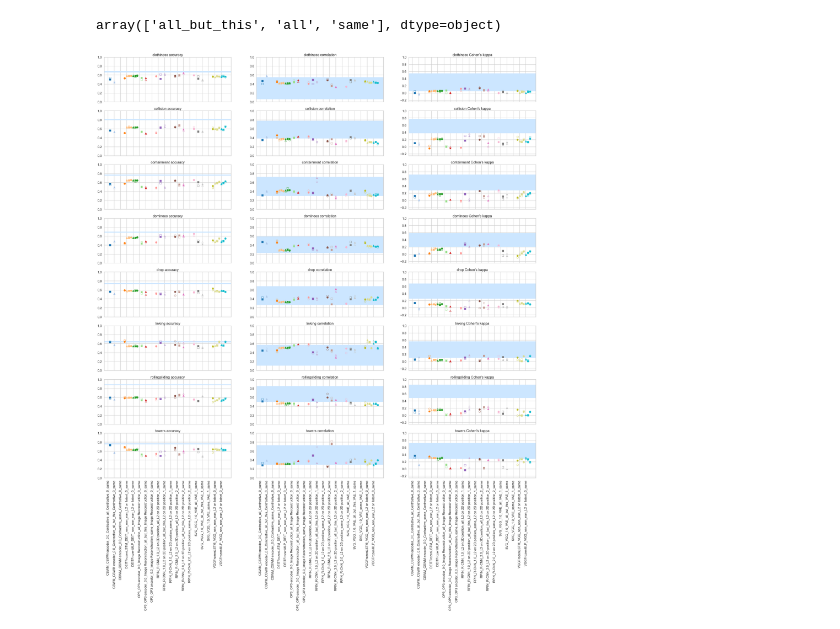
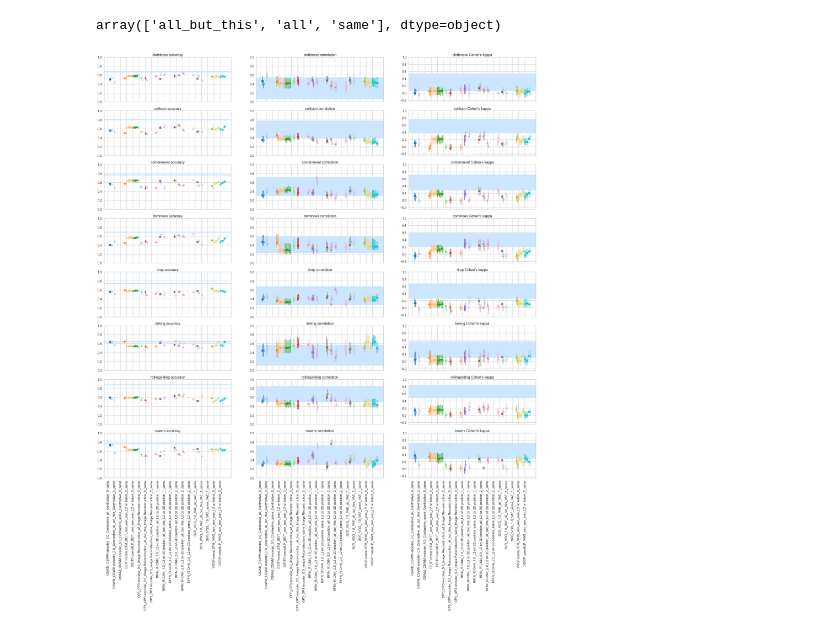
Before and after one commit to cogtoolslab/physics-benchmarking-neurips2021, a Jupyter notebook: analysis/summarize_human_model_behavior.ipynb, the cells around one changed output. Cells and saved outputs as stored; diff of their text form; code cells hidden in the pictures.

Commit message:
Errorbars!

```diff
--- a/analysis/summarize_human_model_behavior.ipynb
+++ b/analysis/summarize_human_model_behavior.ipynb
@@ -772,7 +772,9 @@ for outer_y, scenario in enumerate(sorted(MD['Readout Test Data'].unique())):
                     lb = row['model_correct']
                     ub = row['model_correct']
                     measure = row['model_correct']
-                    axis.plot(x+(i*.333),measure,marker=symbol,fillstyle=fill,label=model,color=cmap[x])
+                    ub = abs(ub - measure)
+                    lb = abs(lb - measure)
+                    axis.errorbar(x+(i*.333)+(fill=="none")*.166,measure,(lb,ub),marker=symbol,fillstyle=fill,label=model,color=cmap[x])
         axis.set_ybound([0,1])
 
     # ———correlation plot———
@@ -799,36 +801,40 @@ for outer_y, scenario in enumerate(sorted(MD['Readout Test Data'].unique())):
                     lb = row['corr_lb']
                     ub = row['corr_ub']
                     measure = row['corr_med']
-                    axis.plot(x+(i*.333),measure,marker=symbol,fillstyle=fill,label=model,color=cmap[x])
+                    ub = abs(ub - measure)
+                    lb = abs(lb - measure)
+                    axis.errorbar(x+(i*.333)+(fill=="none")*.166,measure,(lb,ub),marker=symbol,fillstyle=fill,label=model,color=cmap[x])
         axis.set_ybound([0,1])
 
 
     # ———Cohens'k plot———
     axis = axes[outer_y,2]
     axis.set_title(scenario + " Cohen's kappa")
     #plot human zone
     human_row = human_boot_cohenk[human_boot_cohenk['scenario'] == scenario]
     lb = float(human_row['corr_lb'])
     ub = float(human_row['corr_ub'])
     mean = float(human_row['corr_med'])
     axis.axhspan(lb,ub,color=(.8,.9,1))
     axis.set_xticks(np.arange(len(models)))
     axis.set_xticklabels(models,rotation=90)
 
     #plot models
     for x,model in enumerate(models):
         #get relevant rows
         rows = model_human_CohensK[(model_human_CohensK['Model Kind'] == model) & (model_human_CohensK['scenario'] == scenario)]
         for readout,fill in READOUTS:
             for i,(training,symbol) in enumerate(TRAININGS):
                 row = rows[(rows['Readout Type']==readout) & (rows['Dynamics Training Dataset Type'] == training)]
                 if len(row) > 0: #do we have something to plot?
                     assert len(row) == 1, "More than one entry for specific agent"
                     lb = row['Cohens_k_lb']
                     ub = row['Cohens_k_ub']
                     measure = row['Cohens_k_med']
-                    axis.plot(x+(i*.333),measure,marker=symbol,fillstyle=fill,color=cmap[x])
+                    ub = abs(ub - measure)
+                    lb = abs(lb - measure)
+                    axis.errorbar(x+(i*.333)+(fill=="none")*.166,measure,(lb,ub),marker=symbol,fillstyle=fill,color=cmap[x])
         axis.set_ybound([-.25
                          ,1])
 # %% [output]
-[figure, old version]
+[figure, new version]
```
